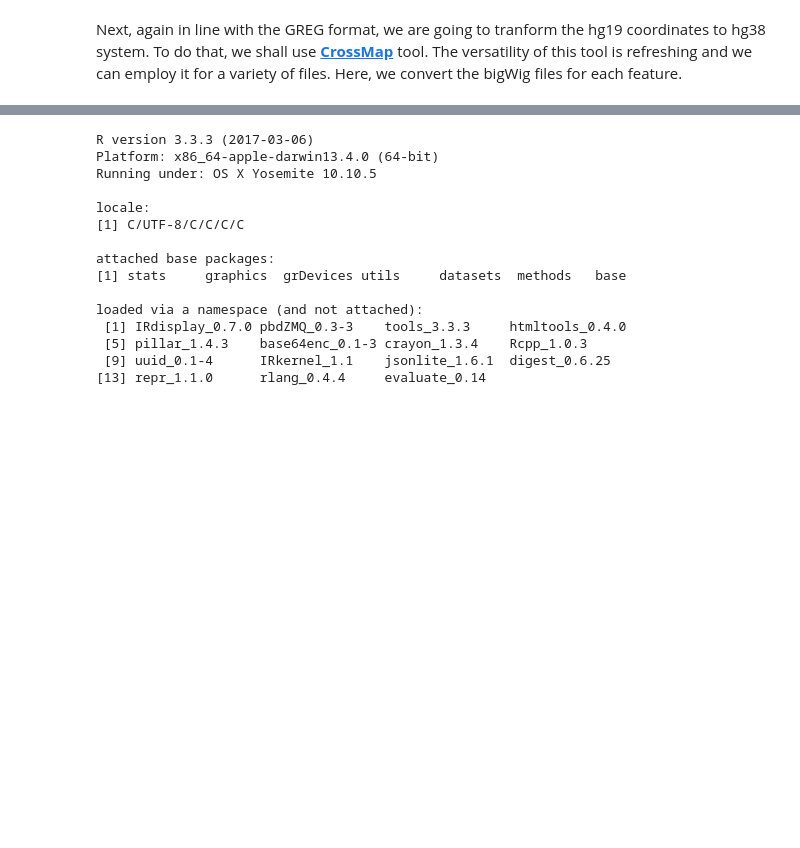
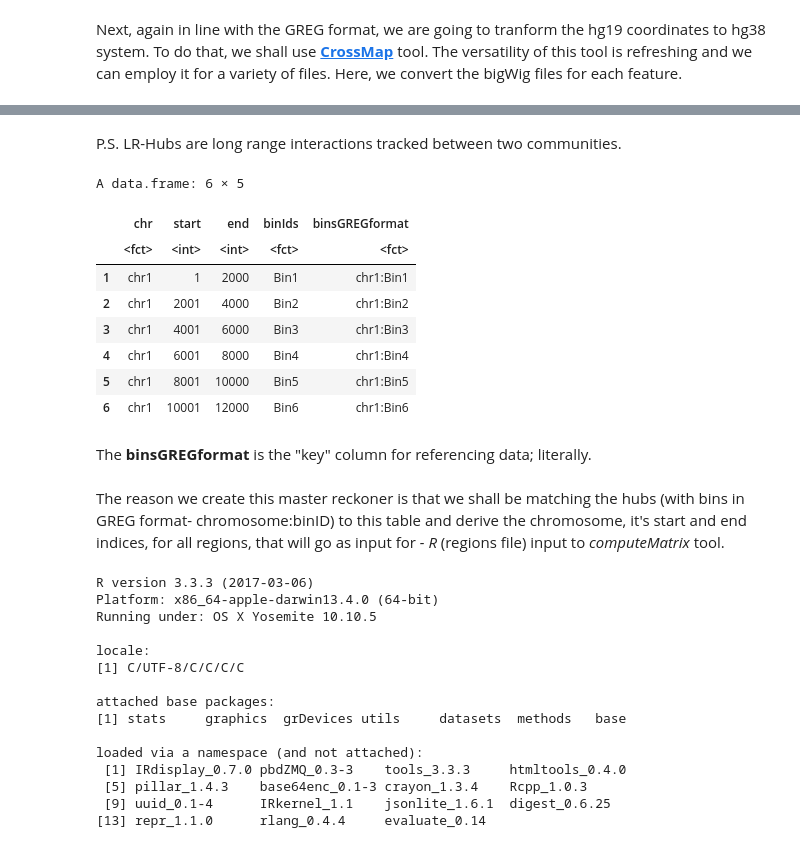
Before and after one commit to shauryajauhari/transcriptionFactoriesGREG, a Jupyter notebook: transcriptionFactoriesPrediction.ipynb, the cells around one changed output, grey strips where cells are left out. Saved outputs shown, nothing was run; the diff lists cells and outputs as text; code cells hidden in the pictures; blank space fills up the shorter version.

Commit message:
Add module for creating master reckoner for GREG data

```diff
--- a/transcriptionFactoriesPrediction.ipynb
+++ b/transcriptionFactoriesPrediction.ipynb
@@ -387,3 +389,45 @@ system("find . -name "*.bw" -exec CrossMap.py bigwig hg19ToHg38.over.chain.gz {}
+# %% [markdown]
+P.S. LR-Hubs are long range interactions tracked between two communities.
+# %%
+## Create an instance
+intervals <- targetBED
+
+## Extract length of each chromosome type.
+levs <- levels(intervals$chrom)
+
+for (item in levs)
+{
+  occur =0
+  for(len in 1:nrow(intervals))
+    {
+      if (intervals$chrom[len]== item)
+        {
+          occur = occur + 1
+          intervals$binIds[len] <- paste0("Bin", as.character(occur))
+        }
+    }
+  cat("The chromosome", item, "has", occur, "occurences. \n")
+}
+
+## Save file
+intervals$binsGREGformat <- paste0(intervals$chr,":",intervals$binIds)
+write.table(intervals, file = "intervalsMasterReferenceGREG.txt", sep = "\t", row.names = FALSE, quote = FALSE)
+# %%
+head(intervals)
+# %% [output]
+A data.frame: 6 × 5
+|  | chr | start | end | binIds | binsGREGformat |
+|  | <fct> | <int> | <int> | <fct> | <fct> |
+| 1 | chr1 | 1 | 2000 | Bin1 | chr1:Bin1 |
+| 2 | chr1 | 2001 | 4000 | Bin2 | chr1:Bin2 |
+| 3 | chr1 | 4001 | 6000 | Bin3 | chr1:Bin3 |
+| 4 | chr1 | 6001 | 8000 | Bin4 | chr1:Bin4 |
+| 5 | chr1 | 8001 | 10000 | Bin5 | chr1:Bin5 |
+| 6 | chr1 | 10001 | 12000 | Bin6 | chr1:Bin6 |
+# %% [markdown]
+The **binsGREGformat** is the "key" column for referencing data; literally.
+# %% [markdown]
+The reason we create this master reckoner is that we shall be matching the hubs (with bins in GREG format- chromosome:binID) to this table and derive the chromosome, it's start and end indices, for all regions, that will go as input for *- R* (regions file) input to *computeMatrix* tool.
 # %%
 sessionInfo()
 # %% [output]
```
Also changed, not shown: parts of 1 cell of this notebook.
